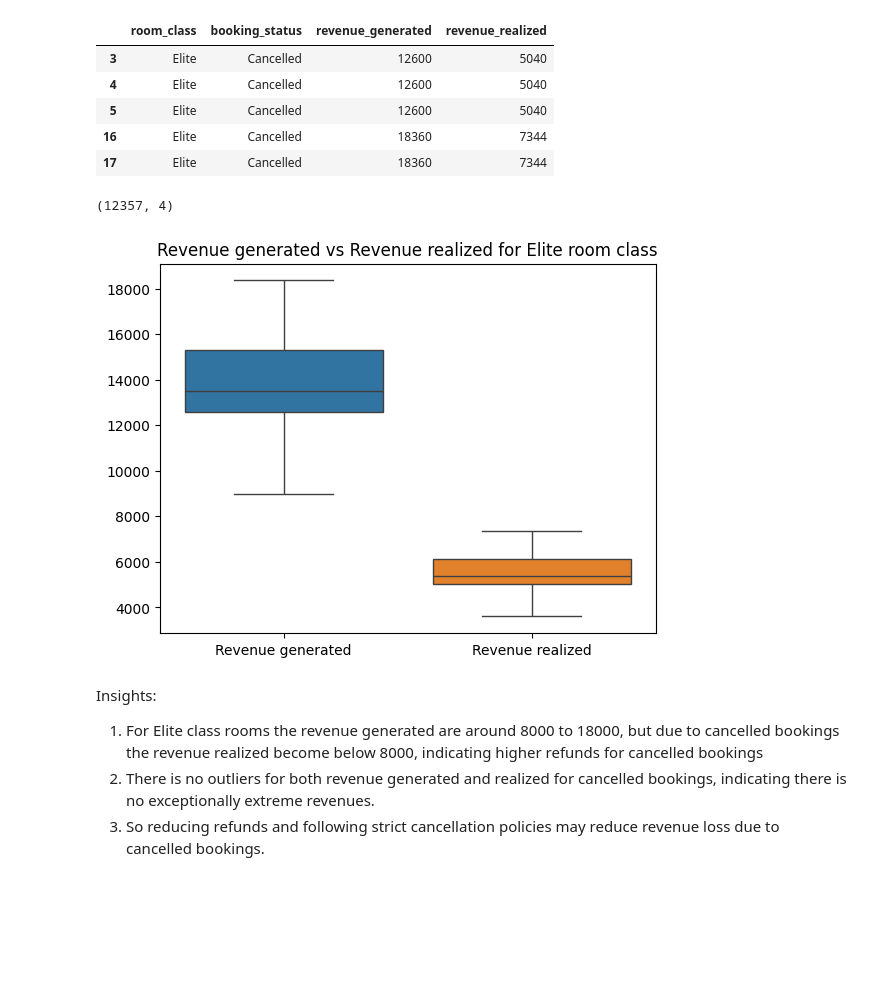
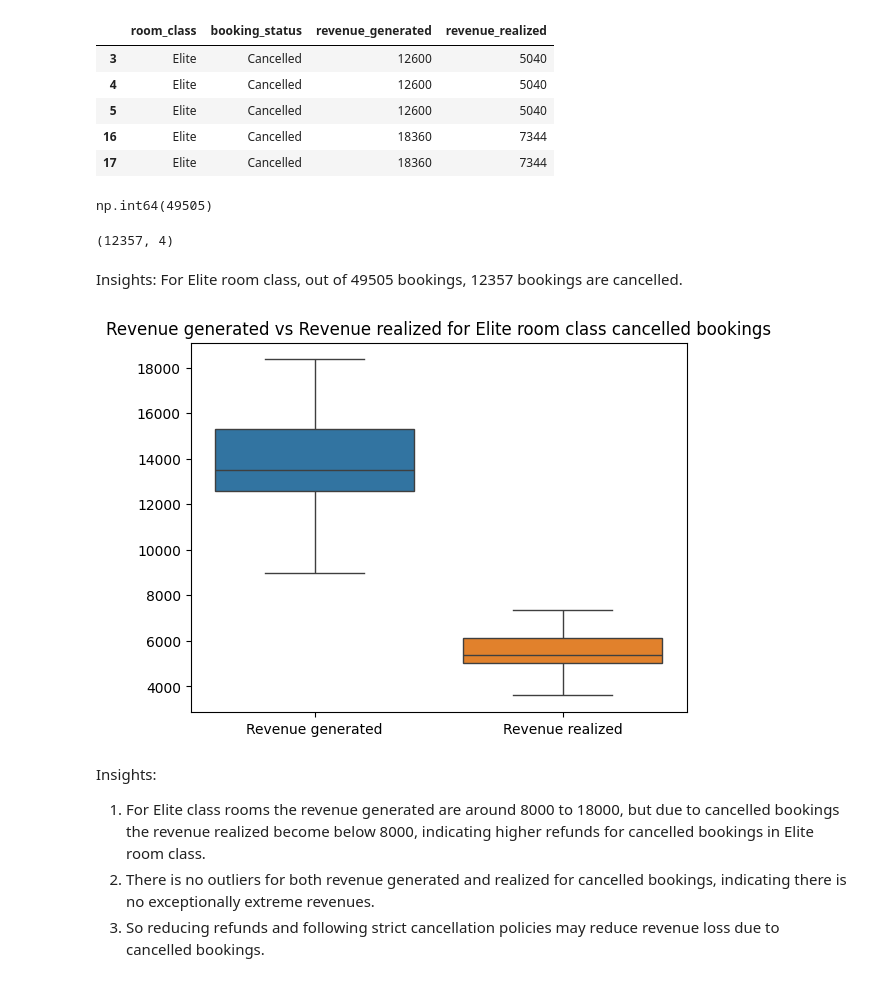
Before and after one commit to Bhuvi128/Hospitality-Revenue-Optimization-Data-analysis, a Jupyter notebook: Hospitality Revenue Optimzation.ipynb, the cells around one changed output. Drawn from its saved outputs; the diff is of its cells as text; code cells hidden in the pictures; blank space fills up the shorter version.

```diff
--- a/Hospitality Revenue Optimzation.ipynb
+++ b/Hospitality Revenue Optimzation.ipynb
@@ -544,21 +581,28 @@ Elite_cancelled.head()
 | 5 | Elite | Cancelled | 12600 | 5040 |
 | 16 | Elite | Cancelled | 18360 | 7344 |
 | 17 | Elite | Cancelled | 18360 | 7344 |
+# %%
+room_class_vc['Elite']
+# %% [output]
+np.int64(49505)
 # %%
 Elite_cancelled.shape
 # %% [output]
 (12357, 4)
+# %% [markdown]
+Insights:
+For Elite room class, out of 49505 bookings, 12357 bookings are cancelled.
 # %%
-# Distribution of Revenue generated and realized for Elite room class
+# Distribution of Revenue generated and realized for Elite room class cancelled bookings
 sns.boxplot(Elite_cancelled)
-plt.title("Revenue generated vs Revenue realized for Elite room class")
+plt.title("Revenue generated vs Revenue realized for Elite room class cancelled bookings")
 plt.xticks(ticks = [0,1], labels = ['Revenue generated', 'Revenue realized'])
 plt.show()
 # %% [output]
-[figure, old version]
+[figure, new version]
 # %% [markdown]
 Insights:
 1. For Elite class rooms the revenue generated are around 8000 to 18000, but due to cancelled bookings the revenue realized become below 8000,
-indicating higher refunds for cancelled bookings
+indicating higher refunds for cancelled bookings in Elite room class.
 2. There is no outliers for both revenue generated and realized for cancelled bookings, indicating there is no exceptionally extreme revenues.
 3. So reducing refunds and following strict cancellation policies may reduce revenue loss due to cancelled bookings.
```
Also changed, not shown: parts of 32 cells of this notebook, 1 other file.
